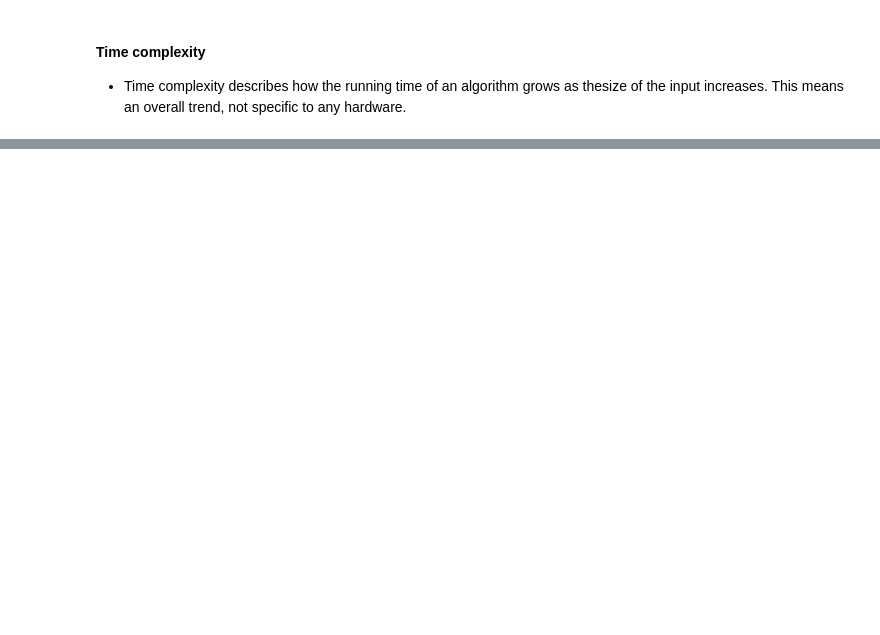
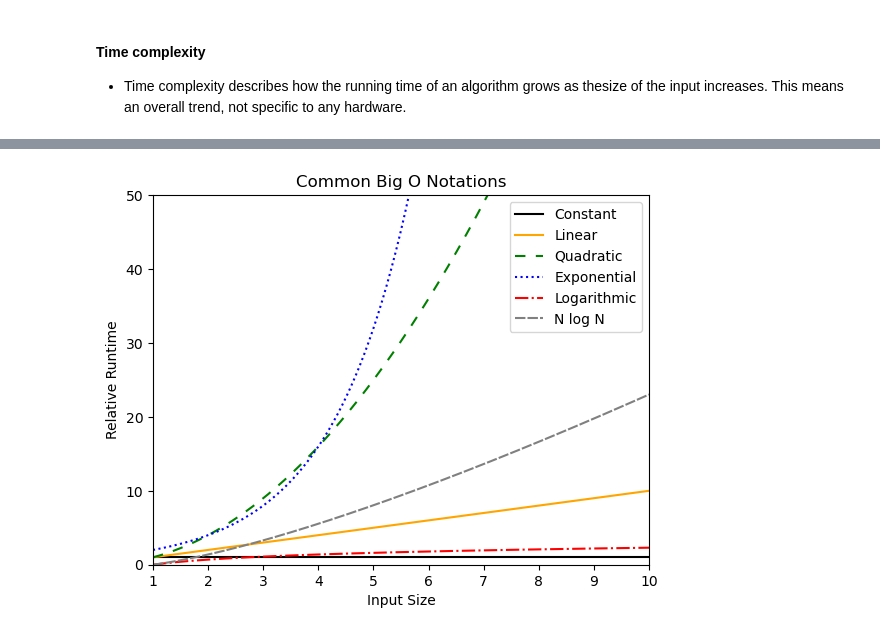
Before and after one commit to mayawz/SWE_for_DataScientists, a Jupyter notebook: analyzing_code_performance.ipynb, the cells around one changed output, grey strips where cells are left out. Cells and saved outputs as stored; diff of their text form; code cells hidden in the pictures; blank space fills up the shorter version.

```diff
--- a/analyzing_code_performance.ipynb
+++ b/analyzing_code_performance.ipynb
@@ -205,0 +238,31 @@ lamegraph.html
+# %%
+import matplotlib.pyplot as plt
+import numpy as np
+n = np.linspace(1, 10, 1000)
+line_names = [
+    "Constant",
+    "Linear",
+    "Quadratic",
+    "Exponential",
+    "Logarithmic",
+    "N log N",
+]
+
+colors = ["black", "orange", "green", "blue", "red", [0.5, 0.5, 0.5]]
+linestyles = ["solid", "solid", (0, (5, 5)), "dotted", "dashdot", (0, (5, 1))]
+big_o = [np.ones(n.shape), n, n**2, 2**n, np.log(n), n * (np.log(n))]
+
+fig, ax = plt.subplots()
+fig.set_facecolor("white")
+
+ax.set_ylim(0, 50)
+ax.set_xlim(1, 10)
+for i in range(len(big_o)):
+    ax.plot(n, big_o[i], label=line_names[i], color=colors[i], linestyle=linestyles[i])
+ax.set_ylabel("Relative Runtime")
+ax.set_xlabel("Input Size")
+ax.legend()
+ax.set_title("Common Big O Notations")
+fig.savefig("seds_0202_v3.png", bbox_inches="tight")
+# %% [output]
+[figure, added]
```
Also changed, not shown: parts of 4 cells of this notebook, 1 other file.
